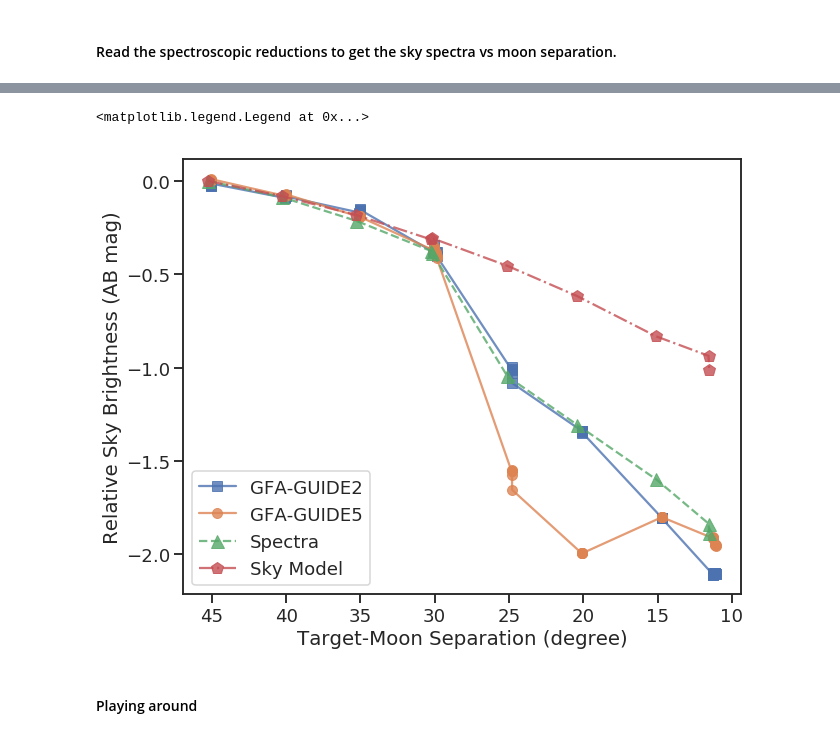
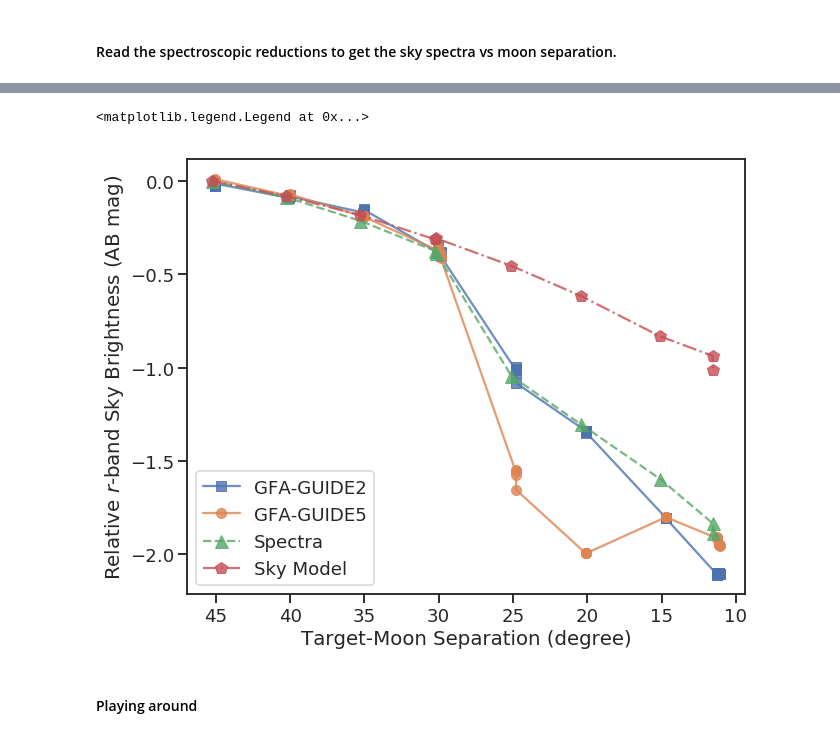
Before and after one commit to desihub/desicmx, a Jupyter notebook: analysis/specsky/sky-with-moon.ipynb, the cells around one changed output, grey strips where cells are left out. Drawn from its saved outputs; the diff is of its cells as text; code cells hidden in the pictures.

```diff
--- a/analysis/specsky/sky-with-moon.ipynb
+++ b/analysis/specsky/sky-with-moon.ipynb
@@ -47,8 +47,13 @@ def load_gfa_filter():
     if False:
         rfilt = speclite.filters.load_filter('decam2014-r')
     else:
-        filtfile = '/global/homes/a/ameisner/ci_throughput/etc/gfa_filter_transmission_DESI-1297.dat'
-        filtwave, filtresp, _, _ = np.loadtxt(filtfile, unpack=True)
+        if False:
+            filtfile = '/global/homes/a/ameisner/ci_throughput/etc/gfa_filter_transmission_DESI-1297.dat'
+            filtwave, filtresp, _, _ = np.loadtxt(filtfile, unpack=True)
+        else:
+            filt = Table.read('/global/homes/a/ameisner/ci_throughput/etc/gfa_throughput-airmass_1.00.fits')
+            filtwave, filtresp = filt['LAMBDA_NM'], filt['THROUGHPUT']
+
         filtresp[filtresp < 0] = 0
         filtresp[0] = 0
         filtresp[-1] = 0
@@ -236,7 +245,7 @@ ax.legend()
 # %%
 skymodel = specsim.simulator.Simulator('desi').atmosphere
 skymodel.airmass = 1.1
-skymodel.moon.moon_phase = 0.1
+skymodel.moon.moon_phase = 0.05
 skymodel.moon.moon_zenith = 40 * u.deg
 for moonsep in (45, 10):
     skymodel.moon.separation_angle = moonsep * u.deg
@@ -406,0 +416,14 @@ ax.legend(ncol=5, fontsize=12)
+# %%
+fig, ax = plt.subplots(figsize=(8, 6))
+
+for cam, mark in zip(set(gfa['camera']), ('s', 'o')):
+    ww = gfa['camera'] == cam
+    ax.plot(gfa['moonsep'][ww], gfa['sky_mag_ab'][ww], '{}-'.format(mark),
+            alpha=0.8, markersize=10, label='GFA-{}'.format(cam))
+
+ax.plot(spec['moonsep'], spec['skymodel'], 'o--', color='k', label='Model Sky')
+ax.invert_xaxis()
+#ax.set_ylim(17.5, 14.5)
+ax.set_xlabel('Target-Moon Separation (degree)')
+ax.set_ylabel('$r$-band Sky Brightness (AB mag)')
+ax.legend()
@@ -407,32 +433,32 @@ ax.legend(ncol=5, fontsize=12)
 # %%
 fig, ax = plt.subplots(figsize=(10, 8))
 
 specref = spec['meansky'][spec['moonsep'].argmax()]
 
 for cam, mark in zip(set(gfa['camera']), ('s', 'o')):
     ww = gfa['camera'] == cam
     gfaref = gfa['sky_mag_ab'][gfa['moonsep'].argmax()]
     ax.plot(gfa['moonsep'][ww], gfa['sky_mag_ab'][ww] - gfaref, '{}-'.format(mark),
             alpha=0.8, markersize=10,
             label='GFA-{}'.format(cam))#, marker=mark, s=80)
 #ax.scatter(gfa['moonsep'], gfa['sky_mag_ab'] - gfaref, label='GFAs')
 
 ax.plot(spec['moonsep'], spec['meansky'] - specref, '^--',
         alpha=0.8, markersize=13, label='Spectra')
 
 modelref = spec['skymodel'][spec['moonsep'].argmax()]
 ax.plot(spec['moonsep'], spec['skymodel'] - modelref, 'p-.',
         alpha=0.8, markersize=13, label='Sky Model')
 
 ax.invert_xaxis()
 #ax.set_ylim(17.5, 14.5)
 ax.set_xlabel('Target-Moon Separation (degree)')
-ax.set_ylabel('Relative Sky Brightness (AB mag)')
+ax.set_ylabel('Relative $r$-band Sky Brightness (AB mag)')
 ax.legend(loc='lower left')
 #ax.set_title('Night {}'.format(night))
 # %% [output]
 <matplotlib.legend.Legend at 0x...>
-[figure, old version]
+[figure, new version]
 # %% [markdown]
 #### Playing around
 # %%
```
Also changed, not shown: parts of 6 cells of this notebook.
